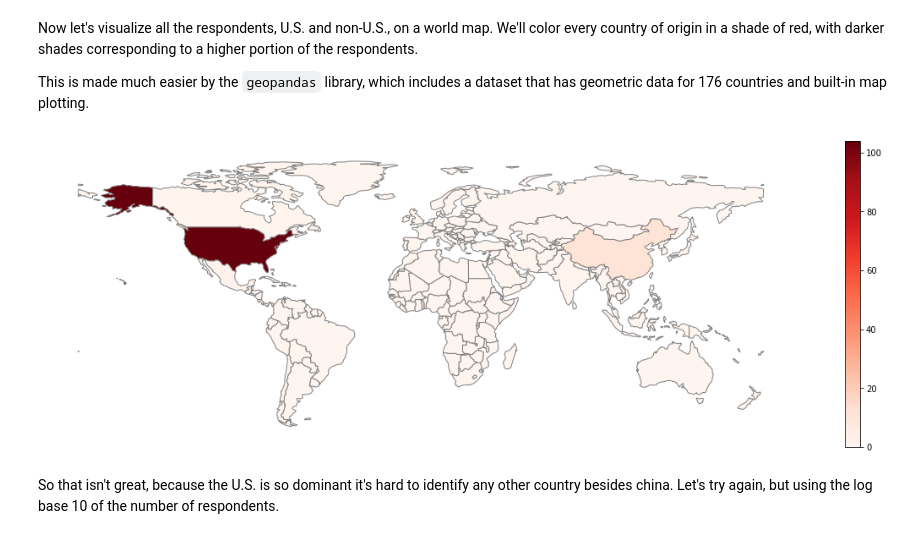
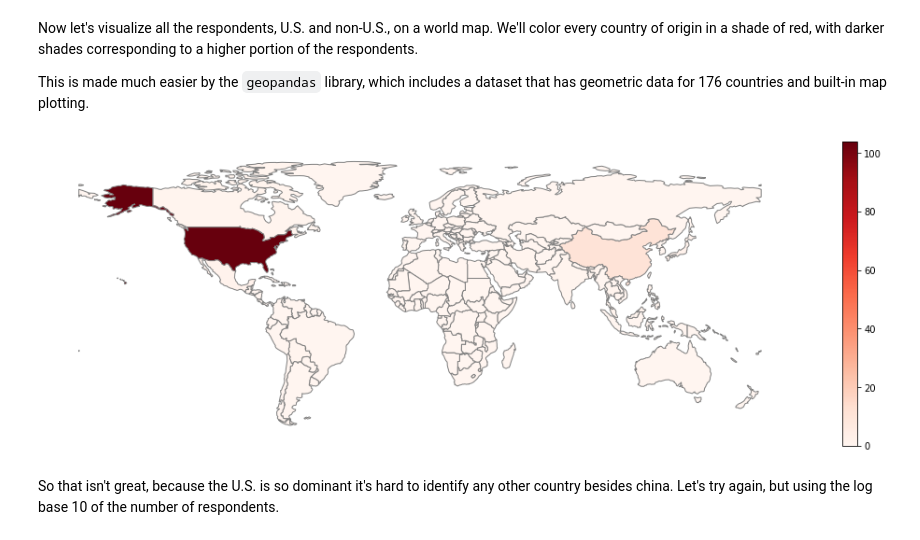
Before and after one commit to JBoggsy/CEE501-Student-Data, a Jupyter notebook: Data Visualization.ipynb, the cells around one changed output. Saved outputs shown, nothing was run; the diff lists cells and outputs as text; code cells hidden in the pictures.

Commit message:
Save figures, zip data files
I zipped up the data files for easier downloading to Google collaboratory
notebook.

```diff
--- a/Data Visualization.ipynb
+++ b/Data Visualization.ipynb
@@ -507,28 +517,29 @@ This is made much easier by the `geopandas` library, which includes a dataset th
 # %%
 # Load data about the geometry of countries from a low-res dataset that comes with geopandas
 world_data = gpd.read_file(gpd.datasets.get_path('naturalearth_lowres'))
 
 # Remove Antartica because no one lives there and it's freaking huge
 world_data = world_data[(world_data.name != "Antarctica") & (world_data.name != "Fr. S. Antarctic Lands")]
 
 # Insert respondent data into the world_data GeoDataFrame
 world_data = pd.merge(world_data, country_residents_df, how='left')
 world_data['respondents'] = world_data['respondents'].apply(lambda v: 0 if str(v) == "nan" else int(v))
 
 # Plot the world map
-resident_map_lin_fig, resident_map_lin_ax = plt.subplots(figsize=(9.99*2, 3.33*2))
+resident_map_lin_fig, resident_map_lin_ax = plt.subplots(figsize=(18, 6))
 world_data.plot(column='respondents',
                 ax=resident_map_lin_ax,
                 legend=True,
                 cmap='Reds',
                 edgecolor='grey')
 
 
 resident_map_lin_ax.set_frame_on(False)
 resident_map_lin_ax.set_axis_off()
 plt.show()
+resident_map_lin_fig.savefig("figs/world_residents_linear_map.png", dpi=100)
 # %% [output]
-[figure, old version]
+[figure, new version]
 # %% [markdown]
 So that isn't great, because the U.S. is so dominant it's hard to identify any other country besides china. Let's try again, but using the log base 10 of the number of respondents.
 # %%
```
Also changed, not shown: parts of 10 cells of this notebook, 13 other files.
